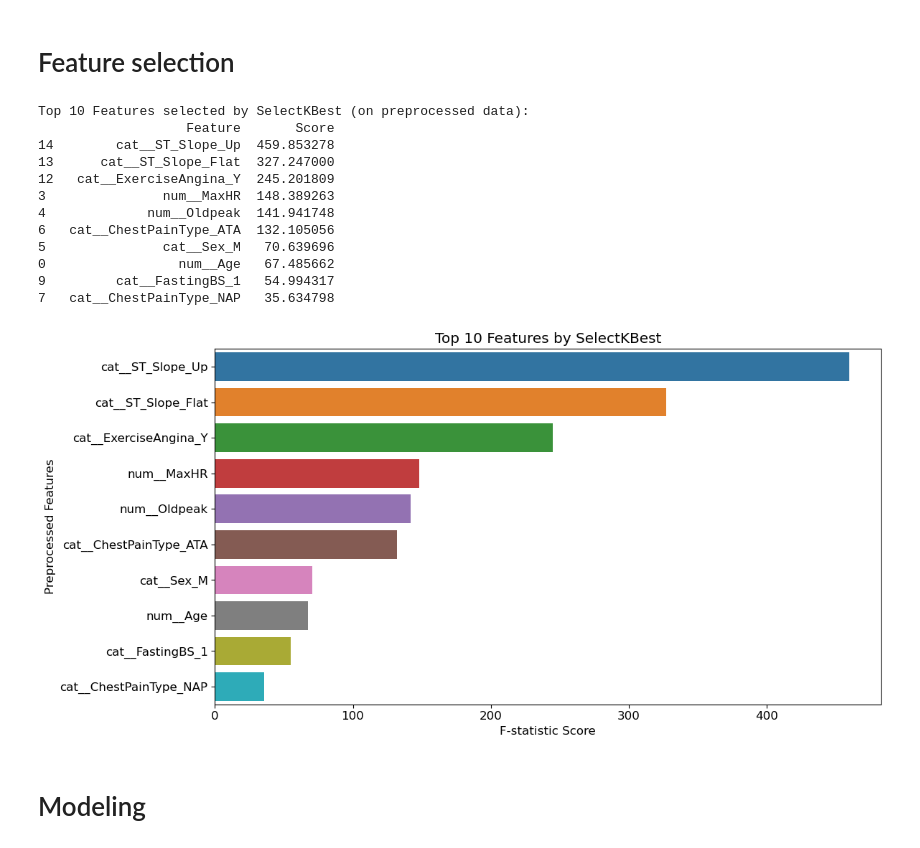
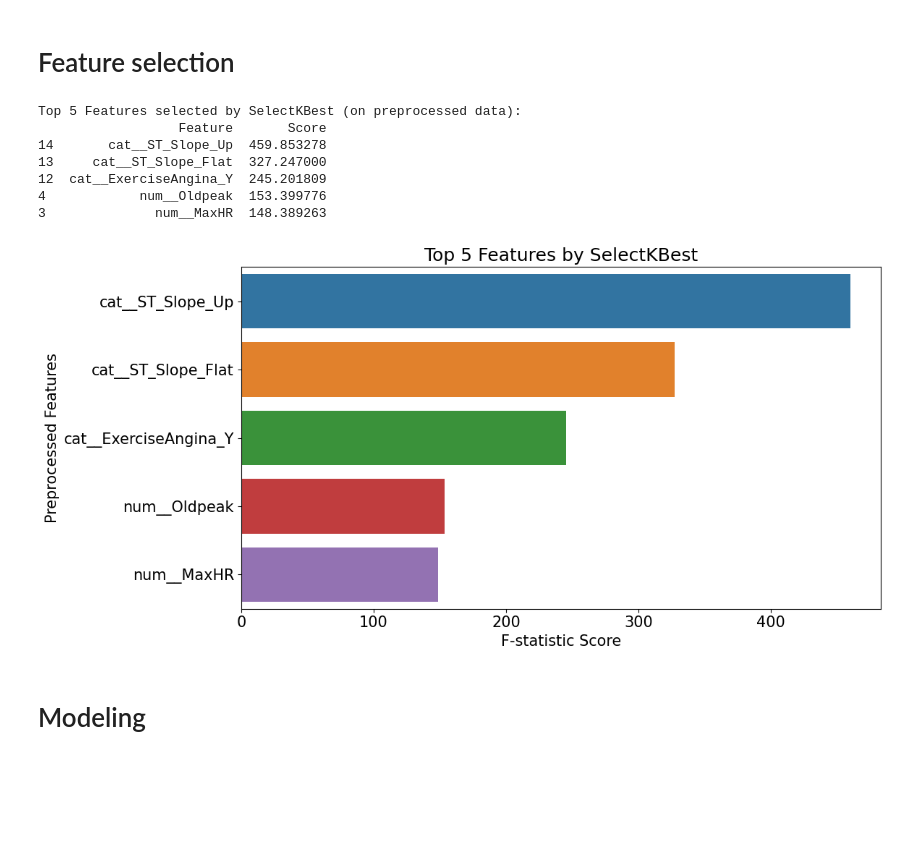
Before and after one commit to Bonniecoleman/Project_3, a Jupyter notebook: Heart Failure Prediction.ipynb, the cells around one changed output. Saved outputs shown, nothing was run; the diff lists cells and outputs as text; code cells hidden in the pictures; blank space fills up the shorter version.

```diff
--- a/Heart Failure Prediction.ipynb
+++ b/Heart Failure Prediction.ipynb
@@ -214,7 +217,9 @@ df['Cholesterol_Log'] = np.log(df['Cholesterol'])
-# %%
-bp_median = df['RestingBP'].median()
-df['RestingBP'] = df['RestingBP'].apply(lambda x: bp_median if x < 80 else x)
-df.drop('Cholesterol', axis=1, inplace=True)
+# %%
+df['RestingBP'] = df['RestingBP'].replace(0, np.nan)
+bp_median = df['RestingBP'].median()
+df['RestingBP'] = df['RestingBP'].fillna(bp_median)
+# %%
+df['Oldpeak'] = df['Oldpeak'].clip(lower=0)
 # %% [markdown]
 # Featrue Engineering
 # %%
@@ -249,7 +254,7 @@ Preprocessed training data shape: (734, 15)
 # %% [markdown]
 # Feature selection
 # %%
-selector = SelectKBest(score_func = f_classif, k = 10)
+selector = SelectKBest(score_func = f_classif, k = 5)
 selector.fit(X_train_processed, y_train)
 
 selected_indices = selector.get_support(indices=True)
@@ -261,30 +266,25 @@ all_feature_scores = pd.DataFrame({
 
 selected_feature_scores = all_feature_scores.iloc[selected_indices].sort_values('Score', ascending=False)
 # %%
-print("\nTop 10 Features selected by SelectKBest (on preprocessed data):")
+print("\nTop 5 Features selected by SelectKBest (on preprocessed data):")
 print(selected_feature_scores)
 # %% [output]
-Top 10 Features selected by SelectKBest (on preprocessed data):
-                   Feature       Score
-14        cat__ST_Slope_Up  459.853278
-13      cat__ST_Slope_Flat  327.247000
-12   cat__ExerciseAngina_Y  245.201809
-3               num__MaxHR  148.389263
-4             num__Oldpeak  141.941748
-6   cat__ChestPainType_ATA  132.105056
-5               cat__Sex_M   70.639696
-0                 num__Age   67.485662
-9         cat__FastingBS_1   54.994317
-7   cat__ChestPainType_NAP   35.634798
+Top 5 Features selected by SelectKBest (on preprocessed data):
+                  Feature       Score
+14       cat__ST_Slope_Up  459.853278
+13     cat__ST_Slope_Flat  327.247000
+12  cat__ExerciseAngina_Y  245.201809
+4            num__Oldpeak  153.399776
+3              num__MaxHR  148.389263
 # %%
 plt.figure(figsize=(12, 6))
-sns.barplot(x='Score', y='Feature', data=selected_feature_scores.head(10))
-plt.title('Top 10 Features by SelectKBest')
+sns.barplot(x='Score', y='Feature', data=selected_feature_scores)
+plt.title('Top 5 Features by SelectKBest')
 plt.xlabel('F-statistic Score')
 plt.ylabel('Preprocessed Features')
 plt.tight_layout();
 # %% [output]
-[figure, old version]
+[figure, new version]
 # %% [markdown]
 # Modeling
 # %%
```
Also changed, not shown: parts of 26 cells of this notebook.
